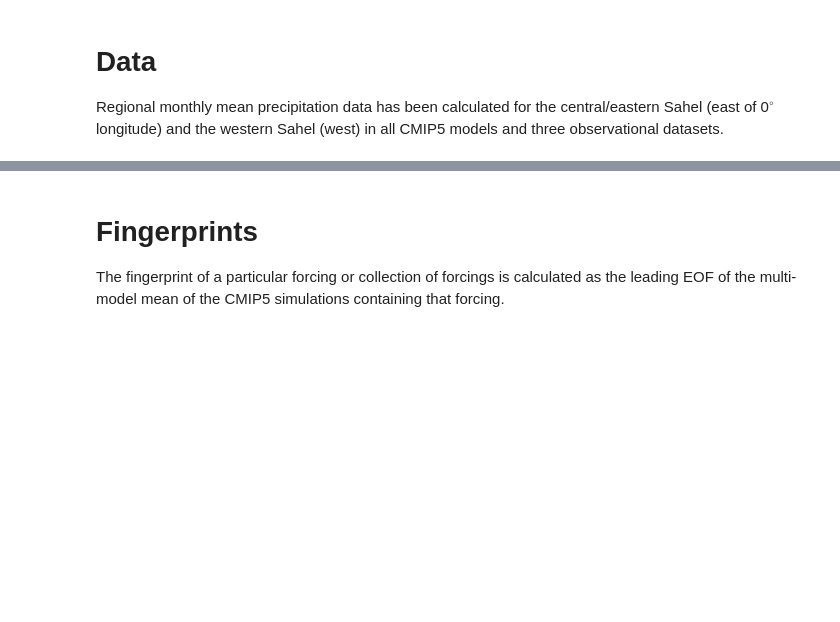
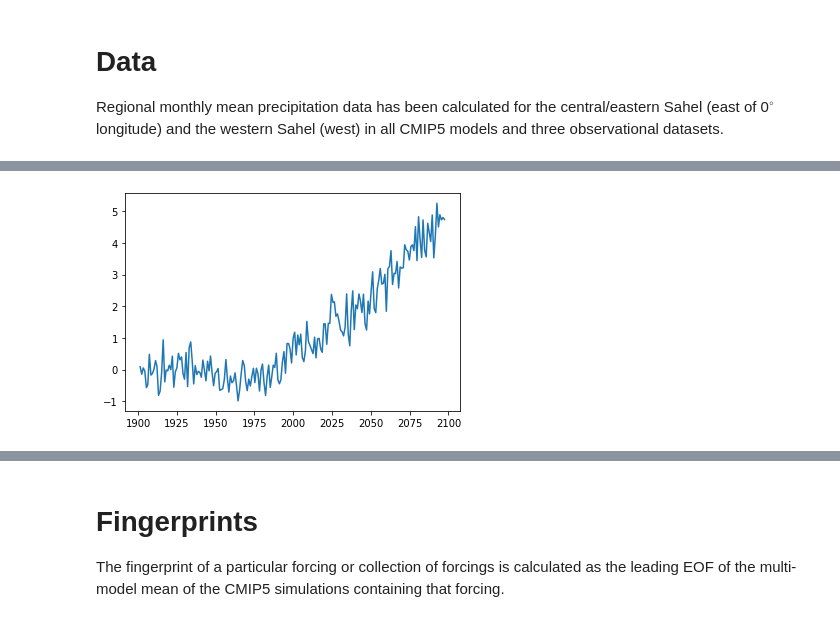
Before and after one commit to katemarvel/Sahel_Code, a Jupyter notebook: SahelFingerprinting.ipynb, the cells around one changed output, grey strips where cells are left out. Drawn from its saved outputs; the diff is of its cells as text; code cells hidden in the pictures; blank space fills up the shorter version.

```diff
--- a/SahelFingerprinting.ipynb
+++ b/SahelFingerprinting.ipynb
@@ -22,0 +170,5 @@ obs_directory = "/Users/kmarvel/Google Drive/Sahel/DATA/OBS/PROCESSED/"
+# %%
+P=h85.project_on_solver(eof_number=0)
+Plotting.time_plot(MV.average(cmip5.ensemble2multimodel(P),axis=0))
+# %% [output]
+[figure, added]
```
Also changed, not shown: parts of 28 cells of this notebook, 2 other files.
